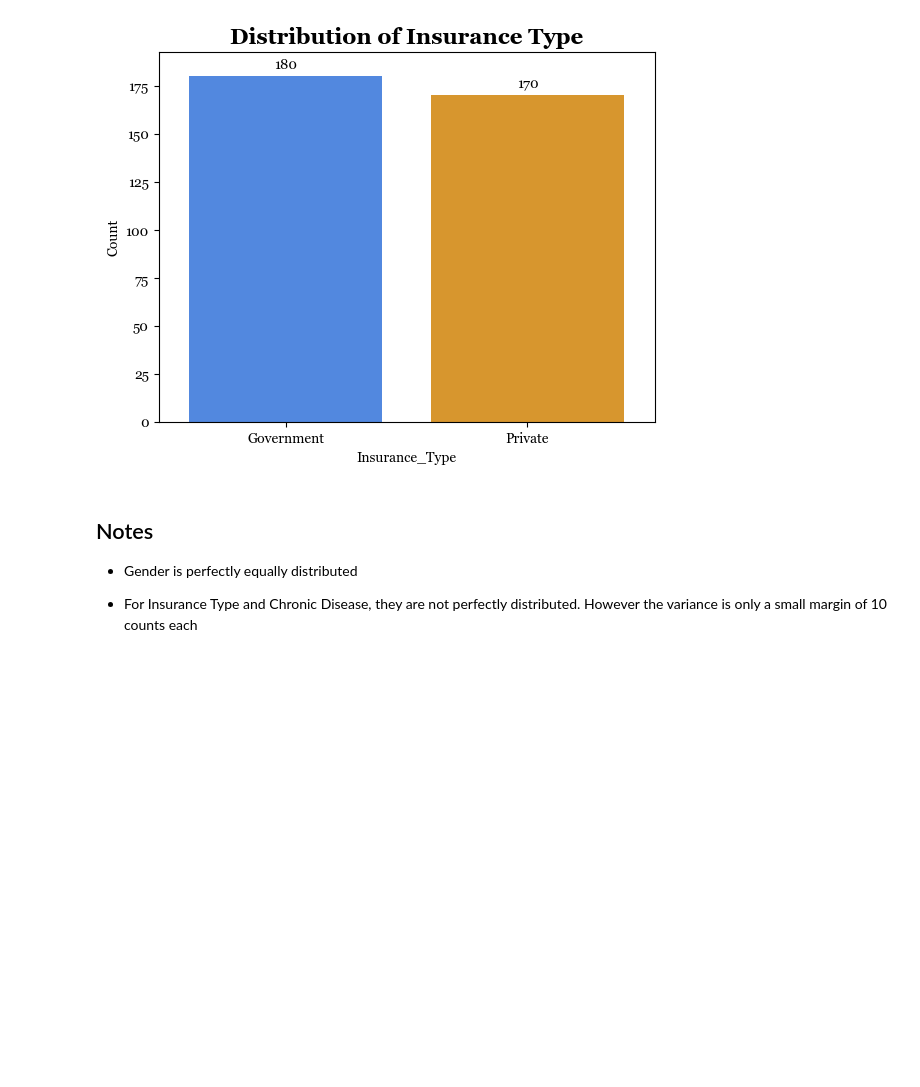
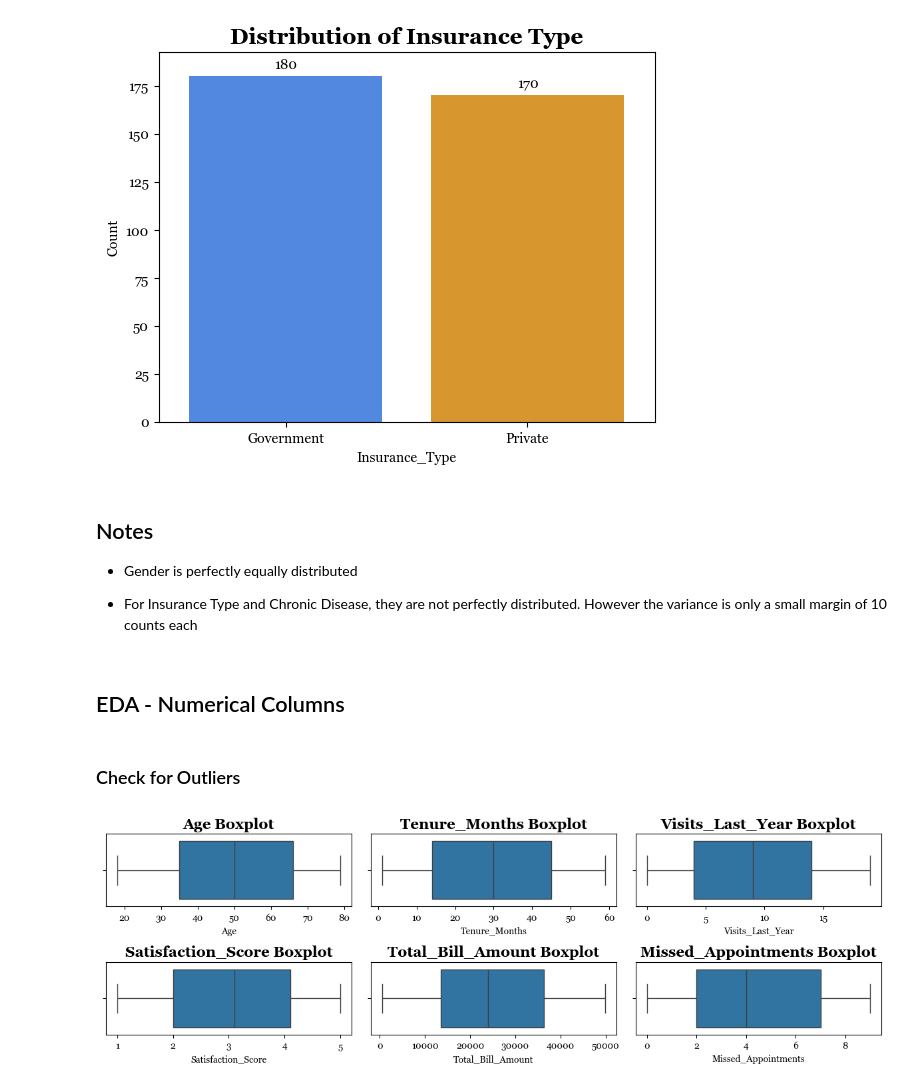
Before and after one commit to murithidenisgitobu/PATIENT-CHURN-PREDICTION, a Jupyter notebook: Patient_Churn_Notebook.ipynb, the cells around one changed output. Drawn from its saved outputs; the diff is of its cells as text; code cells hidden in the pictures; blank space fills up the shorter version.

Commit message:
EDA - NUMERICAL COLUMNS

```diff
--- a/Patient_Churn_Notebook.ipynb
+++ b/Patient_Churn_Notebook.ipynb
@@ -174,3 +175,30 @@ plt.show()
 - Gender is perfectly equally distributed
 
 - For Insurance Type and Chronic Disease, they are not perfectly distributed. However the variance is only a small margin of 10 counts each
+# %% [markdown]
+## EDA - Numerical Columns
+# %% [markdown]
+### Check for Outliers
+# %%
+# Filter numerical columns
+num_cols_data = df.drop(["Patient_ID", "Churn"], axis=1).select_dtypes(include=np.number)
+
+cols = num_cols_data.columns
+n_cols = 3  # number of plots per row
+n_rows = math.ceil(len(cols) / n_cols)
+
+fig, axes = plt.subplots(n_rows, n_cols, figsize=(4*n_cols, 2*n_rows))
+axes = axes.flatten()  # Flatten in case of multiple rows
+
+for i, col in enumerate(cols):
+    sns.boxplot(x=num_cols_data[col], ax=axes[i])
+    axes[i].set_title(col + " " + "Boxplot")
+
+# Remove empty subplots if any
+for j in range(i+1, len(axes)):
+    fig.delaxes(axes[j])
+
+plt.tight_layout()
+plt.show()
+# %% [output]
+[figure, added]
```
Also changed, not shown: parts of 8 cells of this notebook.
